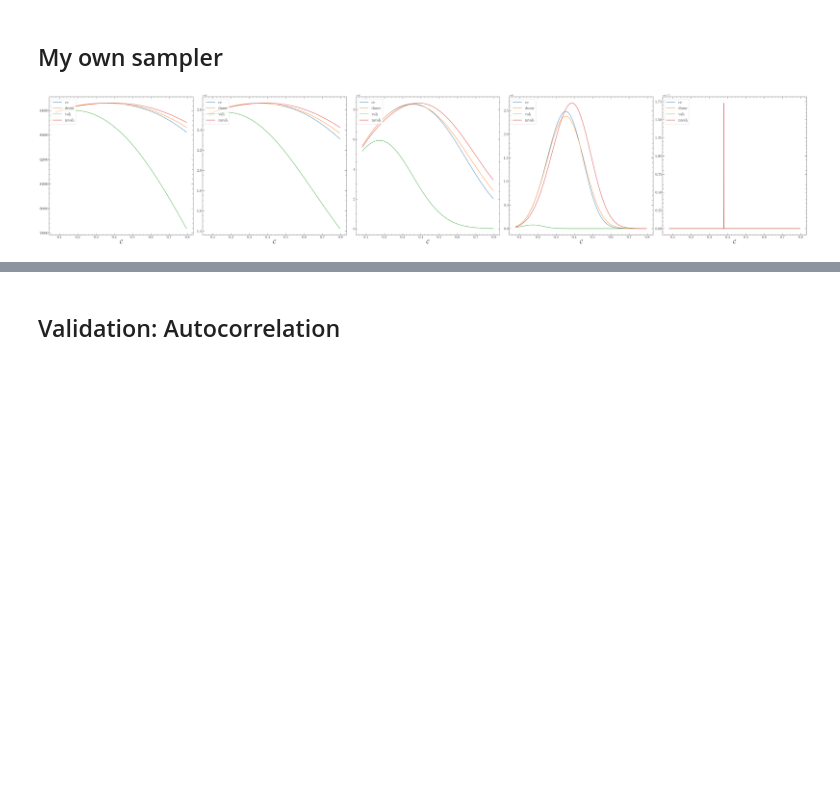
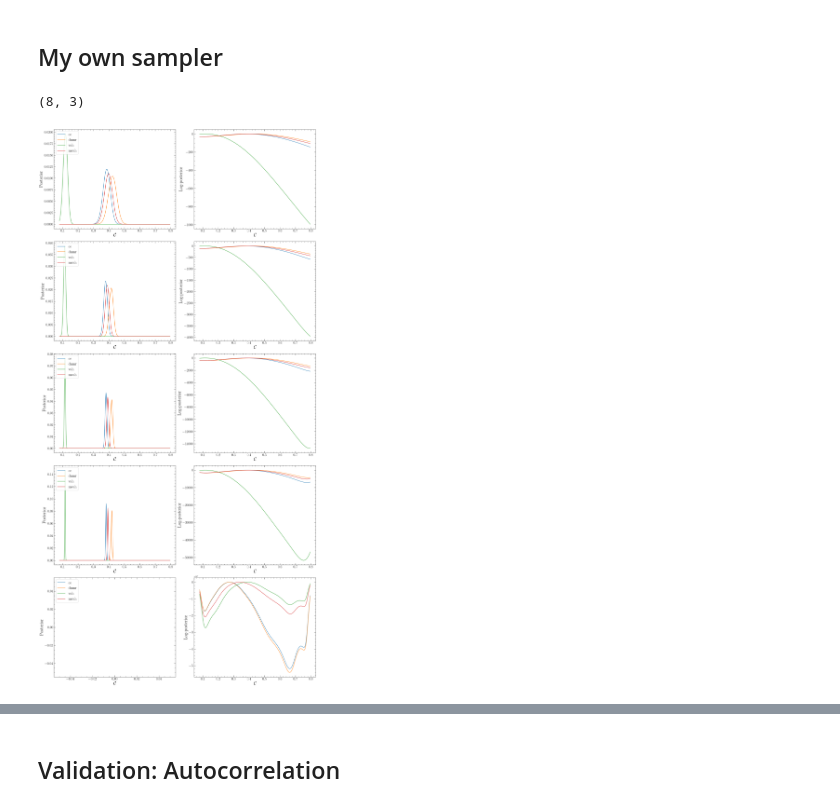
Before and after one commit to ominusliticus/Bayesian-BjorkenRTA, a Jupyter notebook: scripts/BayesianAnalysis-1param.ipynb, the cells around one changed output, grey strips where cells are left out. Drawn from its saved outputs; the diff is of its cells as text; code cells hidden in the pictures; blank space fills up the shorter version.

Commit message:
Finished 1d parameter estimation

```diff
--- a/scripts/BayesianAnalysis-1param.ipynb
+++ b/scripts/BayesianAnalysis-1param.ipynb
@@ -722,17 +840,21 @@ def log_posterior(model_parameters, design_range, true_observables, true_errors,
                             emulator_list[1] - shear stress
                             emulator_list[2] - bulk stress
     '''
-    emulation_values, emulation_error = predict_observable(model_parameters, hydro_name, GP_emulator)
+    running_log_likelihood = 0
+    for k in range(true_observables.shape[0]):
+        emulation_values, emulation_variance = predict_observable(model_parameters, hydro_name, k, GP_emulator)
 
-    y = np.array(emulation_values) - np.array(true_observables)
-    cov = emulation_error + np.diag(true_errors)
+        y = np.array(emulation_values).flatten() - np.array(true_observables[k]).flatten()
+        cov = emulation_variance + np.diag(true_errors) ** 2
 
-    return log_prior(model_parameters, design_range) + log_likelihood(y.flatten(), cov)
+        running_log_likelihood += log_likelihood(y.flatten(), cov)
+
+    return log_prior(model_parameters, design_range) + running_log_likelihood
 # %%
 nparams = len(GP_parameter_names)
 nwalkers = 20 * nparams
-nburn = 1000
-nsteps = 10000
+nburn = 500
+nsteps = 2000
 
 names = ['ce', 'dnmr', 'vah', 'mvah']
 MCMC_samplers = {}
@@ -741,7 +863,7 @@ for i, name in enumerate(names):
     starting_guesses = GP_parameter_ranges[:,0] + np.random.rand(nwalkers, nparams) * GP_design_range
     print("MCMC sampling using emcee (affine-invariant ensamble sampler) with {0} walkers".format(nwalkers))
     with Pool() as pool:
-        sampler = emcee.EnsembleSampler(nwalkers, nparams, log_posterior, args=(GP_parameter_ranges, true_observables[1:4], true_observable_errors, name, emulators))
+        sampler = emcee.EnsembleSampler(nwalkers, nparams, log_posterior, args=(GP_parameter_ranges, exact_pseudo[:, 1:4], exact_error, name, emulators))
         print('burn in sampling started')
         pos = sampler.run_mcmc(starting_guesses, nburn, progress=True, store=True)
         print("Mean acceptance fraction: {0:.3f} (in total {1} steps)".format(
@@ -791,5 +911,9 @@ observables
 # %% [markdown]
 ## My own sampler
+# %%
+np.array(emulators['ce']).shape
+# %% [output]
+(8, 3)
 # %%
 steps = 1000
 sampler_params = np.linspace(GP_parameter_ranges[0,0], GP_parameter_ranges[0,1], steps)
@@ -797,25 +921,35 @@ posteriors = {}
 for i, name in enumerate(names):
     final_arr = np.zeros(steps)
     for j in range(steps):
-        final_arr[j] = log_posterior([sampler_params[j]], GP_parameter_ranges, true_observables[1:4], true_observable_errors, name, emulators)
+        final_arr[j] = log_posterior([sampler_params[j]], GP_parameter_ranges, exact_pseudo[:, 1:4], exact_error, name, emulators)
     posteriors[name] = final_arr
 # %%
-fig, ax = plt.subplots(1, 5, figsize=(50, 10))
-alpha_error = [0.5, 0.05, 0.005, 0.0005, 0]
-for k in range(5):
+fig, ax = plt.subplots(5, 2, figsize=(20, 40))
+alpha_error = [0.5, 0.25, 0.125, 0.0625, 0.0]
+for k, err in enumerate(alpha_error):
+    pseudo_err = err * exact_out[:, 1:4]
+    pseudo_dat = np.array([[np.random.normal(loc=obv, scale=0.05 * obv) for obv in exact] for exact in exact_out])
+    for i, tau in enumerate(simulation_taus):
+        exact_pseudo[i, 0] = tau
     steps = 1000
     sampler_params = np.linspace(GP_parameter_ranges[0,0], GP_parameter_ranges[0,1], steps)
     posteriors = {}
     for i, name in enumerate(names):
         final_arr = np.zeros(steps)
         for j in range(steps):
-            final_arr[j] = log_posterior([sampler_params[j]], GP_parameter_ranges, true_observables[1:4], alpha_error[k] * np.array(true_observables[1:4]), name, emulators)
+            final_arr[j] = log_posterior([sampler_params[j]], GP_parameter_ranges, pseudo_dat[:, 1:4], pseudo_err, name, emulators)
         posteriors[name] = final_arr
 
     for i, name in enumerate(names):
-        ax[k].plot(sampler_params, np.exp(posteriors[name]), label=name)
-    ax[k].legend(loc='upper left', fontsize=20)
-    costumize_axis(ax[k], r'$\mathcal C$', '')
+        if False:
+            ax[k, 0].plot(sampler_params, np.exp(posteriors[name] - np.max(posteriors[name])), label=name)
+        else:
+            ax[k, 0].plot(sampler_params, np.exp(np.array(posteriors[name], dtype=np.float128)) / np.sum(np.exp(np.array(posteriors[name], dtype=np.float128))), label=name)
+        ax[k, 1].plot(sampler_params, posteriors[name] - np.max(posteriors[name]))
+    ax[k, 0].legend(loc='upper right', fontsize=20)
+    costumize_axis(ax[k, 0], r'$\mathcal C$', 'Posterior')
+    costumize_axis(ax[k, 1], r'$\mathcal C$', 'Log-posterior')
 fig.tight_layout()
+fig.savefig('plots/1param-posterior-compare-errors1.pdf')
 # %% [output]
-[figure, old version]
+[figure, new version]
```
Also changed, not shown: parts of 43 cells of this notebook, 4 other files.
